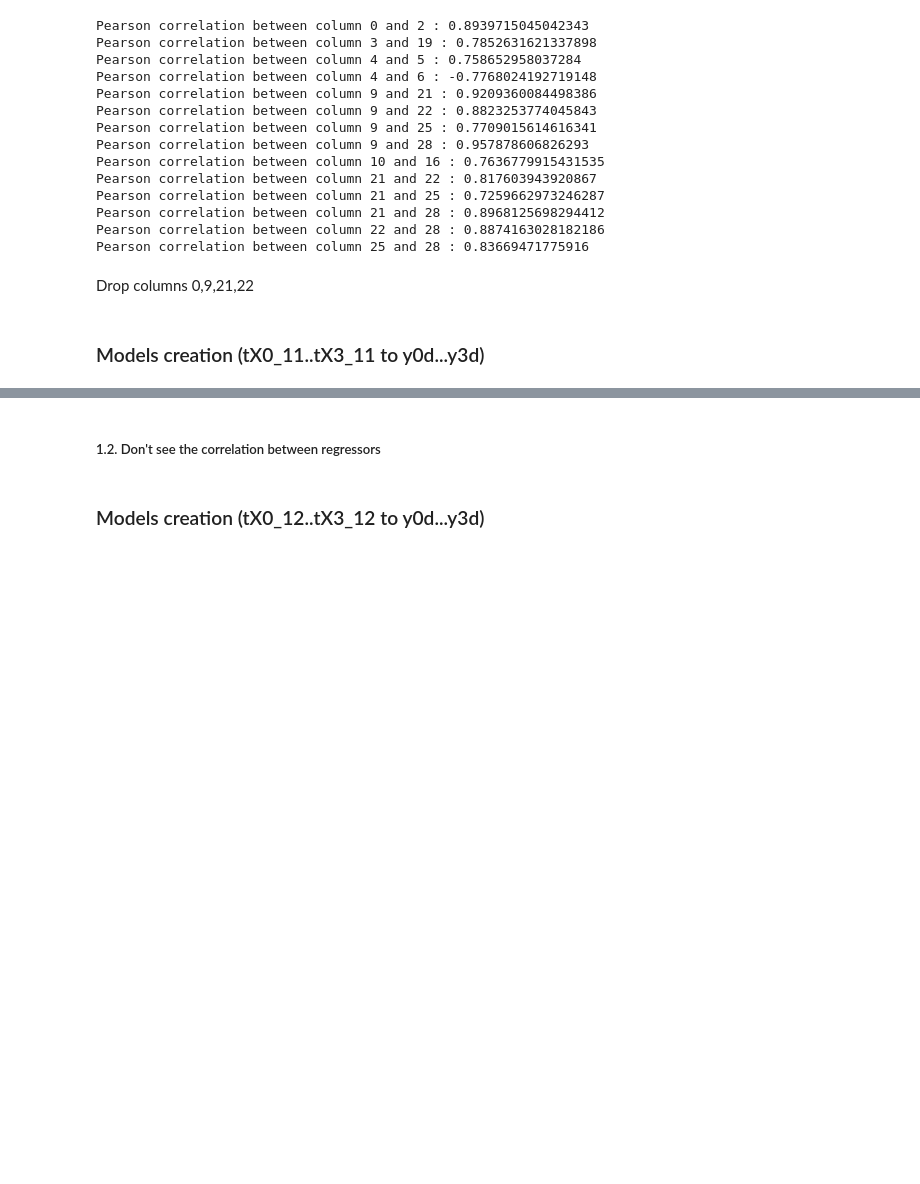
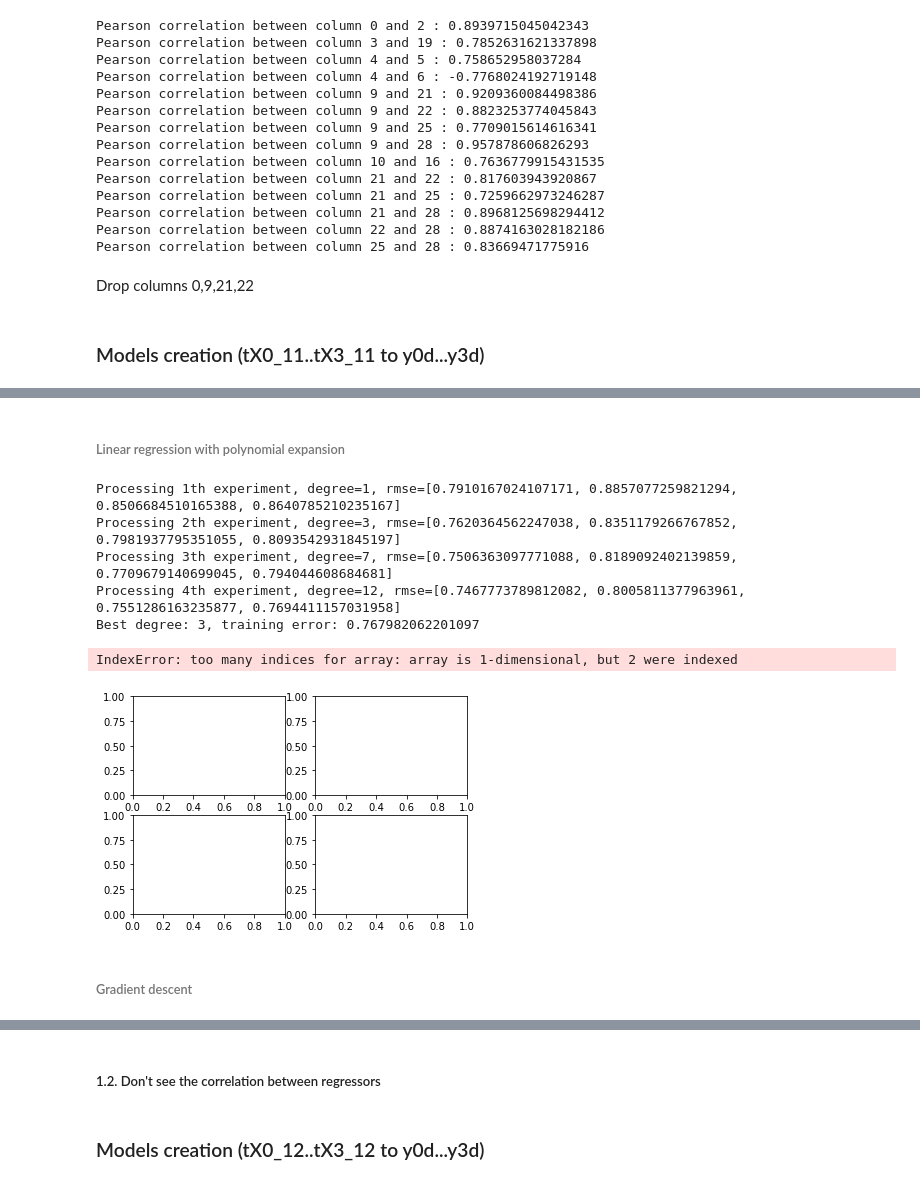
Before and after one commit to aduriez11/MLproject1, a Jupyter notebook: project1.ipynb, the cells around one changed output, grey strips where cells are left out. Drawn from its saved outputs; the diff is of its cells as text; code cells hidden in the pictures; blank space fills up the shorter version.

```diff
--- a/project1.ipynb
+++ b/project1.ipynb
@@ -73,11 +73,11 @@ Amount of NaNs in 3 cluster:
 # %% [markdown]
 We see that in clusters 0 and 1 some columns consist only of NaNs That's why we will delete these columns.
 # %%
-#Deleting columns where all values are NaNs
-tX0cl=np.copy(tX0[:,np.count_nonzero(tX0==-999.0, axis = 0)!=tX0.shape[0]])
-tX1cl=np.copy(tX1[:,np.count_nonzero(tX1==-999.0, axis = 0)!=tX1.shape[0]])
-tX2cl=np.copy(tX2[:,np.count_nonzero(tX2==-999.0, axis = 0)!=tX2.shape[0]])
-tX3cl=np.copy(tX3[:,np.count_nonzero(tX3==-999.0, axis = 0)!=tX3.shape[0]])
+#Deleting columns where all values are same
+tX0cl=np.copy(tX0[:,np.invert(np.all(tX0 == tX0[0,:], axis = 0))])
+tX1cl=np.copy(tX1[:,np.invert(np.all(tX1 == tX1[0,:], axis = 0))])
+tX2cl=np.copy(tX2[:,np.invert(np.all(tX2 == tX2[0,:], axis = 0))])
+tX3cl=np.copy(tX3[:,np.invert(np.all(tX3 == tX3[0,:], axis = 0))])
 # %% [markdown]
 Now we have cleaned all columns except the first one. We have different ways to work with it
 # %% [markdown]
@@ -183,6 +183,6 @@ Drop columns 0,3,4,9,22,28
 # %%
 #Dropping columns
-tX2=tX2[:,[i for i in range(tX2.shape[1]) if i not in [0,3,4,9,22,28]]]
+tX2=tX2[:,[i for i in range(tX2.shape[1]) if i not in [0,3,4,9,22]]]
 # %%
 #Correlation between regressors in tX3
 for i in range(len(tX3[0,:])):
@@ -222,0 +225,12 @@ tX3_11=standartize(tX3)
+# %%
+y = [y0d, y1d, y2d, y3d]
+tXst = [tX0_11, tX1_11, tX2_11, tX3_11]
+def LinearRegressionSubmission(y, tXst):
+    w_list = []
+    rmse_list = []
+    for i in range(len(y)):
+        w, mse = least_squares(y[i], tXst[i])
+        w_list.append(w)
+        rmse_list.append(np.sqrt(2*mse))
+    return w_list, rmse_list
+LinearRegressionSubmission(y, tXst)
@@ -222,0 +255,2 @@ tX3_11=standartize(tX3)
+# %% [markdown]
+###### Linear regression with polynomial expansion
@@ -222,0 +296,28 @@ tX3_11=standartize(tX3)
+# %%
+degree,_,w = polynomial_regression(y,tXst)
+ypred_list = []
+rmse_list = []
+sub = []
+for i in range(4):
+    ypred = predict_labels(w[i], build_poly(tXst[i],degree))
+    ypred_list.append(ypred)
+
+#creating submission format
+prevision0=(np.array([ids[0],ypred_list[0]]).T)
+prevision1=(np.array([ids[1],ypred_list[1]]).T)
+prevision2=(np.array([ids[2],ypred_list[2]]).T)
+prevision3=(np.array([ids[3],ypred_list[3]]).T)
+prevision = np.concatenate((prevision0,prevision1,prevision2,prevision3), axis=0)
+
+
+submission = sorted(prevision, key=prevision[:,0])
+# %% [output]
+Processing 1th experiment, degree=1, rmse=[0.7910167024107171, 0.8857077259821294, 0.8506684510165388, 0.8640785210235167]
+Processing 2th experiment, degree=3, rmse=[0.7620364562247038, 0.8351179266767852, 0.7981937795351055, 0.8093542931845197]
+Processing 3th experiment, degree=7, rmse=[0.7506363097771088, 0.8189092402139859, 0.7709679140699045, 0.794044608684681]
+Processing 4th experiment, degree=12, rmse=[0.7467773789812082, 0.8005811377963961, 0.7551286163235877, 0.7694411157031958]
+Best degree: 3, training error: 0.767982062201097
+IndexError: too many indices for array: array is 1-dimensional, but 2 were indexed
+[figure, added]
+# %% [markdown]
+###### Gradient descent
```
Also changed, not shown: parts of 9 cells of this notebook, 1 other file.
